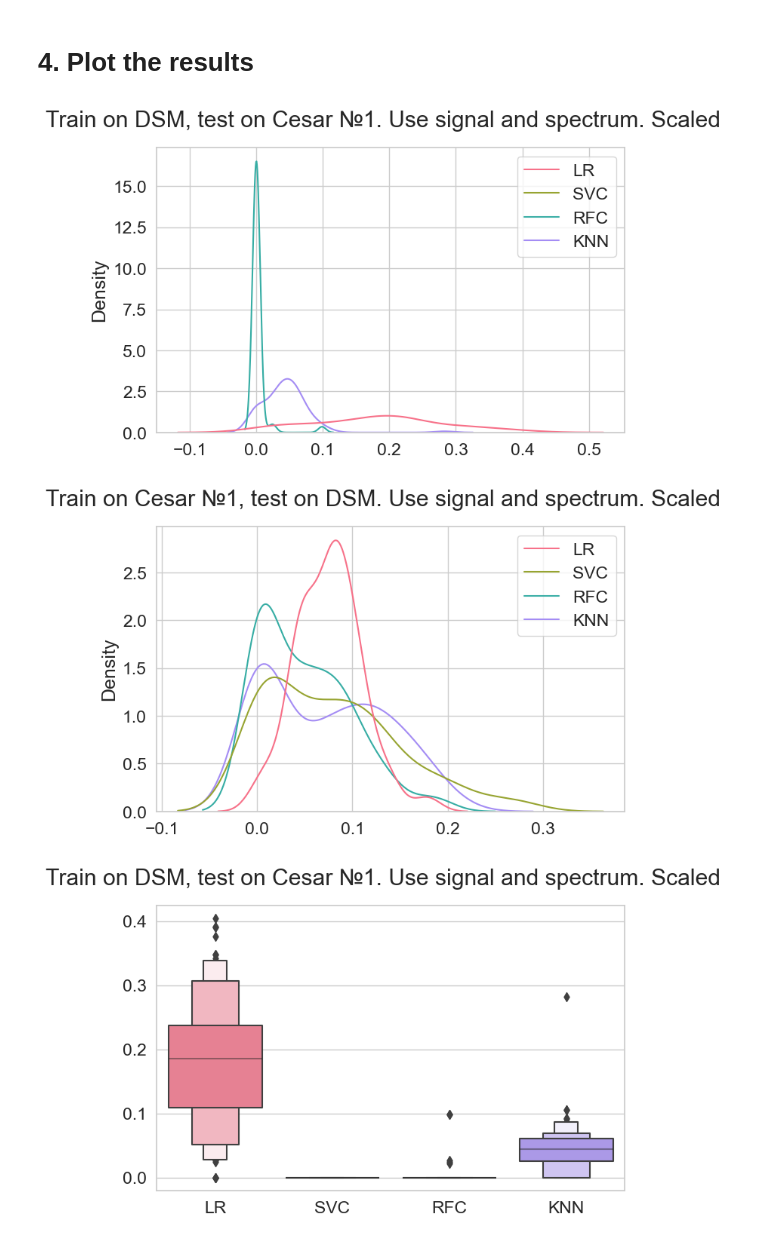
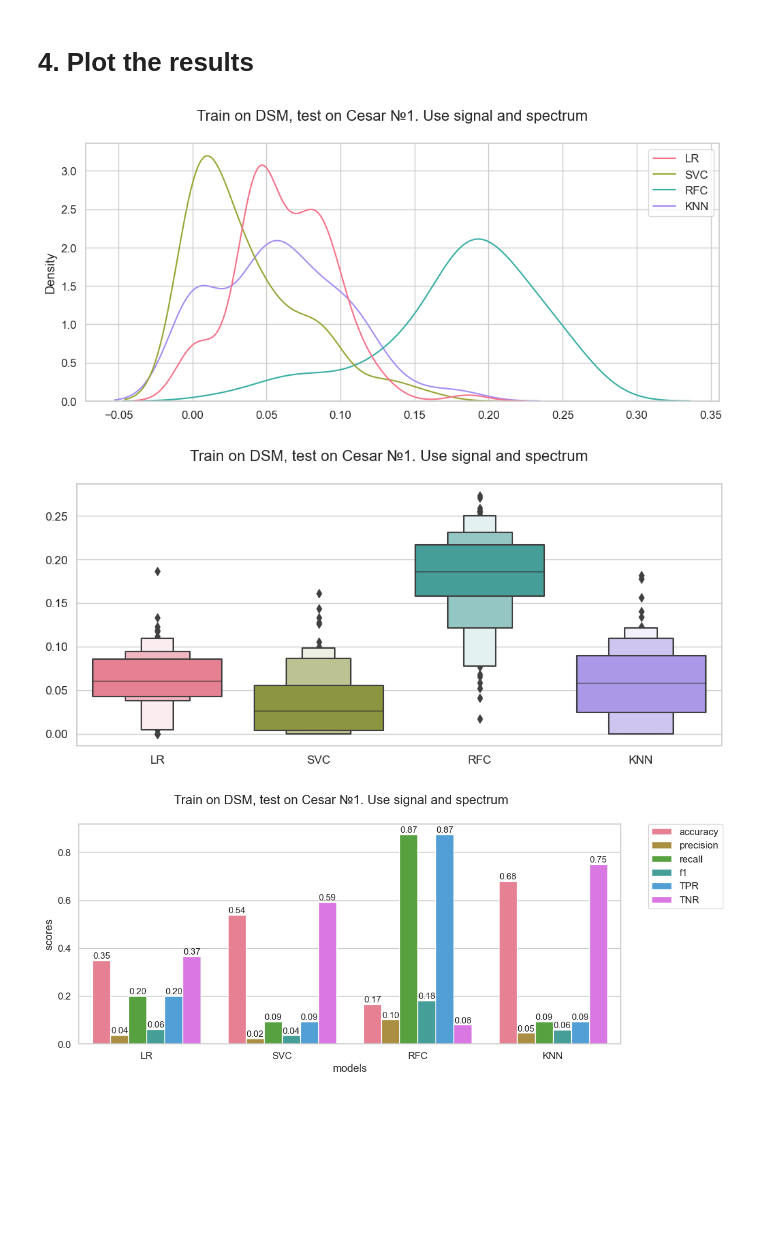
Before and after one commit to RuslanBabudzhan/QuantumBearings, a Jupyter notebook: notebooks/CompareDatasets.ipynb, the cells around one changed output. Drawn from its saved outputs; the diff is of its cells as text; code cells hidden in the pictures; blank space fills up the shorter version.

Commit message:
Result tables creation added

```diff
--- a/notebooks/CompareDatasets.ipynb
+++ b/notebooks/CompareDatasets.ipynb
@@ -318,20 +333,26 @@ serialize_results(GS_results_objects_, filenames=[f"{model}_C1_DSM_GS_1_11_2021.
 # %% [markdown]
 # 4. Plot the results
+# %%
+from source.postprocessing.mljson import deserialize_results
+from source.datamodels.iterators import Metrics
+
+
+names = ['LR', 'SVC', 'RFC', 'KNN']
+score_names = Metrics.get_scorers_dict()
+
+GS_results_objects = deserialize_results(BootstrapDatasetsComparisonResults, filenames=[f"{model}_DSM_C1_GS_noscale.json" for model in names], filepath=os.path.join(root, bootstrap_jsons_path, 'DatasetsCompare'))
 # %%
 from source.postprocessing.plotter import dist_plot, bar_plot
 
 
-plot_info = '. Use signal and spectrum. Scaled'
-filename_info = 'GS'
-dist_plot(results=GS_results_objects, models=names, plot_type='kdeplot', metric='f1', title=f'Train on DSM, test on Cesar №1{plot_info}', to_png=True, filename=f'kde_DSM_C1_{filename_info}_1_11_2021.png', filepath=os.path.join(root, images_path))
-dist_plot(results=GS_results_objects_, models=names, plot_type='kdeplot', metric='f1', title=f'Train on Cesar №1, test on DSM{plot_info}', to_png=True, filename=f'kde_C1_DSM_{filename_info}_1_11_2021.png', filepath=os.path.join(root, images_path))
+plot_info = '. Use signal and spectrum'
+filename_info = 'GS_noscale'
+dist_plot(results=GS_results_objects, models=names, plot_type='kdeplot', metric='f1', title=f'Train on DSM, test on Cesar №1{plot_info}', to_png=True, filename=f'kde_DSM_C1_{filename_info}.png', filepath=os.path.join(root, images_path))
 
-dist_plot(results=GS_results_objects, models=names, plot_type='boxenplot', metric='f1', title=f'Train on DSM, test on Cesar №1{plot_info}', to_png=True, filename=f'box_DSM_C1_{filename_info}_1_11_2021.png', filepath=os.path.join(root, images_path))
-dist_plot(results=GS_results_objects_, models=names, plot_type='boxenplot', metric='f1', title=f'Train on Cesar №1, test on DSM{plot_info}', to_png=True, filename=f'box_C1_DSM_{filename_info}_1_11_2021.png', filepath=os.path.join(root, images_path))
+dist_plot(results=GS_results_objects, models=names, plot_type='boxenplot', metric='f1', title=f'Train on DSM, test on Cesar №1{plot_info}', to_png=True, filename=f'box_DSM_C1_{filename_info}.png', filepath=os.path.join(root, images_path))
 
-bar_plot(results=GS_results_objects, models=names, metrics=['f1'], title=f'Train on DSM, test on Cesar №1{plot_info}', plot_vals=True, to_png=True, filename=f'bar_DSM_C1_{filename_info}_1_11_2021.png', filepath=os.path.join(root, images_path))
-bar_plot(results=GS_results_objects_, models=names, metrics=['f1'], title=f'Train on Cesar №1, test on DSM{plot_info}', plot_vals=True, to_png=True, filename=f'bar_C1_DSM_{filename_info}_1_11_2021.png', filepath=os.path.join(root, images_path))
+bar_plot(results=GS_results_objects, models=names, metrics=score_names.keys(), title=f'Train on DSM, test on Cesar №1{plot_info}', plot_vals=True, to_png=True, filename=f'bar_DSM_C1_{filename_info}.png', filepath=os.path.join(root, images_path))
 # %% [output]
-[figure, old version]
+[figure, new version]
-[figure, old version]
+[figure, new version]
-[figure, old version]
+[figure, new version]
```
Also changed, not shown: parts of 22 cells of this notebook, 1 other file.
